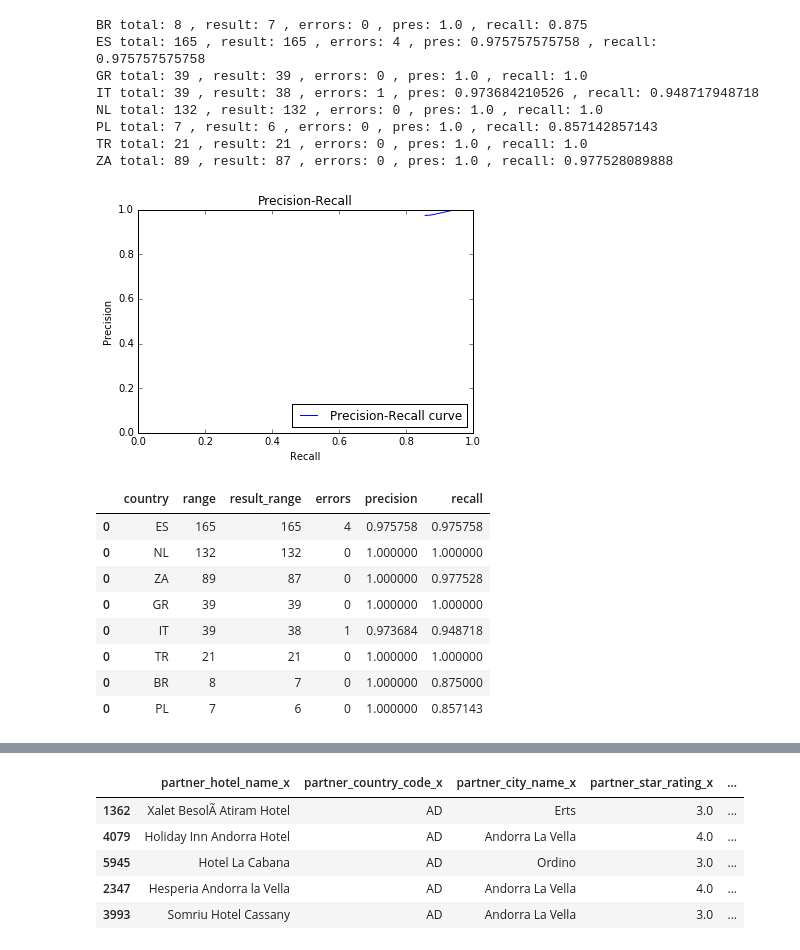
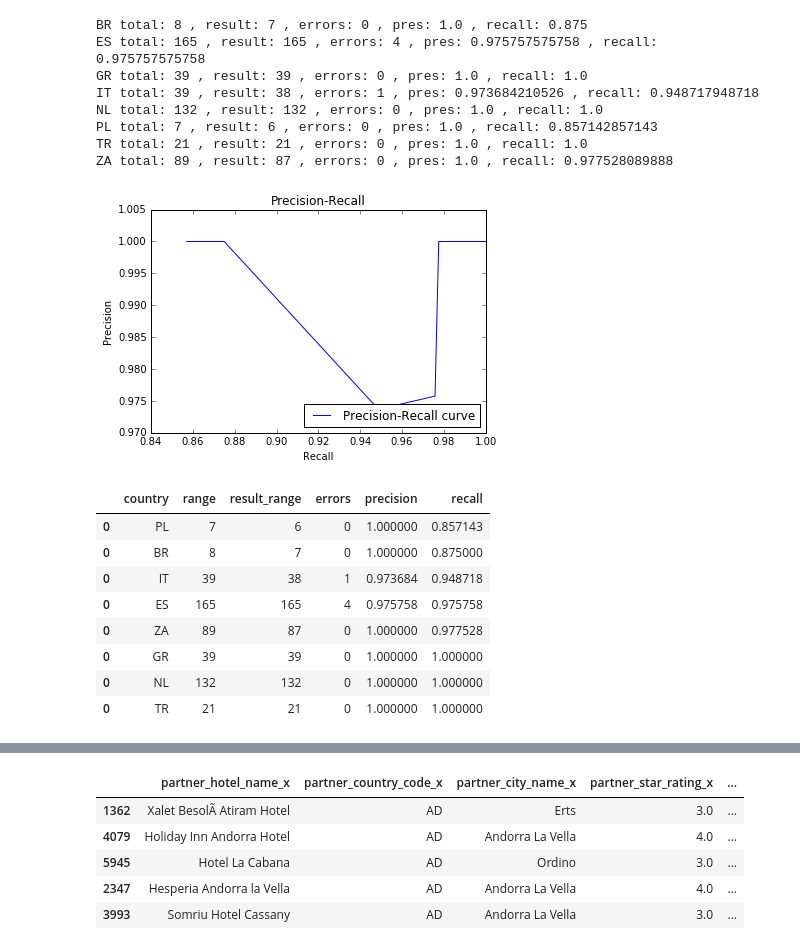
Before and after one commit to deepworx/tmp, a Jupyter notebook: match_algo.ipynb, the cells around one changed output, grey strips where cells are left out. Drawn from its saved outputs; the diff is of its cells as text; code cells hidden in the pictures.

```diff
--- a/match_algo.ipynb
+++ b/match_algo.ipynb
@@ -142,6 +141,7 @@ def run_on_country(name, g_p1, g_p2):
 def run_on_grouped_by_country(g1, g2, supervised=False):
     results_metrics = pd.DataFrame()
     result_df = pd.DataFrame()
+    # this can be parallelized
     for name, g in g1:
         aggdf, unused_r = run_on_country(name, g1, g2)
         result_df = result_df.append(aggdf)
@@ -158,43 +158,45 @@ def run_on_grouped_by_country(g1, g2, supervised=False):
         results_metrics = results_metrics.append([[name, total_len, result_len, errors, precision, recall]])
 
     results_metrics.columns = ['country','range','result_range','errors','precision','recall']
+    results_metrics.sort_values('recall', ascending=True, inplace=True)
     return results_metrics, result_df
 # %%
 # supervised execution
 g_p1 = pd.DataFrame(pd_ex[pd_ex.columns[:6]])
 g_p1.columns = ['partner_'+c for c in g_p1.columns]
 g_p1 = g_p1.groupby('partner_country_code')
 g_p2 = pd_ex[pd_ex.columns[6:]].groupby('partner_country_code')
 
-# supervised data
+# supervised result
 sup_results_metrics, sup_result_df = run_on_grouped_by_country(g_p1, g_p2, True)
 
+# supervised chart
 plt.clf()
-plt.plot(sup_results_metrics['recall'].sort_values().values, sup_results_metrics['precision'].sort_values().values, label='Precision-Recall curve')
+plt.plot(sup_results_metrics['recall'], sup_results_metrics['precision'], label='Precision-Recall curve')
 plt.xlabel('Recall')
 plt.ylabel('Precision')
-plt.ylim([0.0, 1.0])
-plt.xlim([0.0, 1.0])
+#plt.ylim([0.0, 1.0])
+#plt.xlim([0.0, 1.0])
 plt.title('Precision-Recall')
 plt.legend(loc="lower right")
 plt.show()
-sup_results_metrics.sort_values(by='result_range', ascending=False)
+sup_results_metrics
 # %% [output]
 BR total: 8 , result: 7 , errors: 0 , pres: 1.0 , recall: 0.875
 ES total: 165 , result: 165 , errors: 4 , pres: 0.975757575758 , recall: 0.975757575758
 GR total: 39 , result: 39 , errors: 0 , pres: 1.0 , recall: 1.0
 IT total: 39 , result: 38 , errors: 1 , pres: 0.973684210526 , recall: 0.948717948718
 NL total: 132 , result: 132 , errors: 0 , pres: 1.0 , recall: 1.0
 PL total: 7 , result: 6 , errors: 0 , pres: 1.0 , recall: 0.857142857143
 TR total: 21 , result: 21 , errors: 0 , pres: 1.0 , recall: 1.0
 ZA total: 89 , result: 87 , errors: 0 , pres: 1.0 , recall: 0.977528089888
-[figure, old version]
+[figure, new version]
 |  | country | range | result_range | errors | precision | recall |
+| 0 | PL | 7 | 6 | 0 | 1.000000 | 0.857143 |
+| 0 | BR | 8 | 7 | 0 | 1.000000 | 0.875000 |
+| 0 | IT | 39 | 38 | 1 | 0.973684 | 0.948718 |
 | 0 | ES | 165 | 165 | 4 | 0.975758 | 0.975758 |
-| 0 | NL | 132 | 132 | 0 | 1.000000 | 1.000000 |
 | 0 | ZA | 89 | 87 | 0 | 1.000000 | 0.977528 |
 | 0 | GR | 39 | 39 | 0 | 1.000000 | 1.000000 |
-| 0 | IT | 39 | 38 | 1 | 0.973684 | 0.948718 |
+| 0 | NL | 132 | 132 | 0 | 1.000000 | 1.000000 |
 | 0 | TR | 21 | 21 | 0 | 1.000000 | 1.000000 |
-| 0 | BR | 8 | 7 | 0 | 1.000000 | 0.875000 |
-| 0 | PL | 7 | 6 | 0 | 1.000000 | 0.857143 |
```
Also changed, not shown: parts of 5 cells of this notebook.
